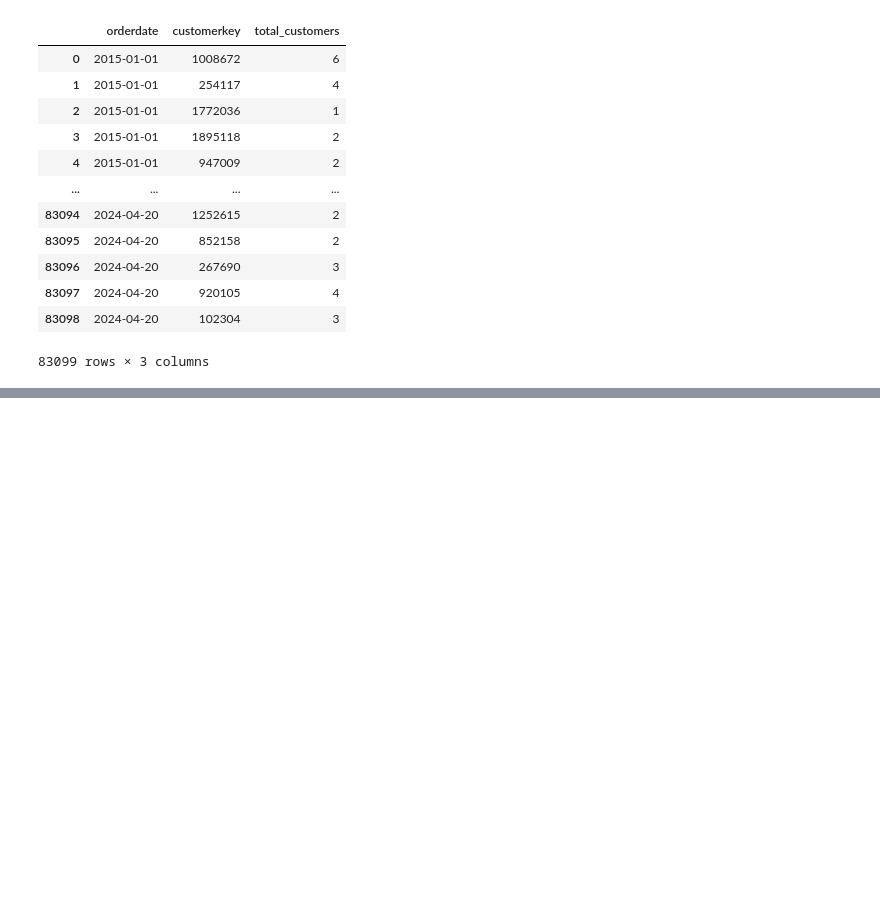
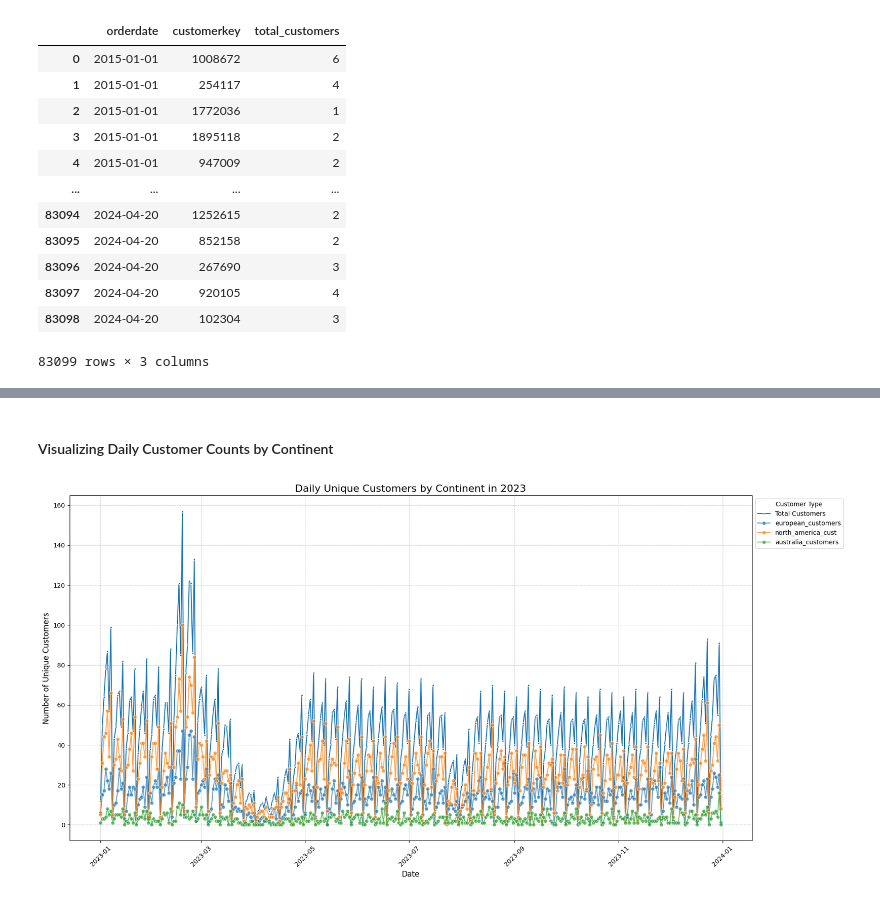
Before and after one commit to bonsoul/Data_Engineering101, a Jupyter notebook: Basicaggre.ipynb, the cells around one changed output, grey strips where cells are left out. Cells and saved outputs as stored; diff of their text form; code cells hidden in the pictures; blank space fills up the shorter version.

```diff
--- a/Basicaggre.ipynb
+++ b/Basicaggre.ipynb
@@ -139,0 +240,32 @@ GROUP BY
+# %% [markdown]
+#### Visualizing Daily Customer Counts by Continent
+# %%
+# The result of the last SQL query is automatically stored in a pandas DataFrame '_'
+# Let's assign it to a new variable for clarity
+daily_customers_by_continent = _
+
+# Ensure 'orderdate' is in datetime format
+daily_customers_by_continent['orderdate'] = pd.to_datetime(daily_customers_by_continent['orderdate'])
+
+# Set the 'orderdate' as index for easier plotting
+daily_customers_by_continent = daily_customers_by_continent.set_index('orderdate')
+
+# Plotting
+plt.figure(figsize=(18, 9))
+
+# Plot total customers - explicitly defining x and y to avoid label conflict
+sns.lineplot(x=daily_customers_by_continent.index, y='total_customers', data=daily_customers_by_continent, marker='.', linestyle='-', label='Total Customers')
+
+# Plot customers by continent
+sns.lineplot(data=daily_customers_by_continent[['european_customers', 'north_america_cust', 'australia_customers']], dashes=False, marker='o', alpha=0.7)
+
+plt.title('Daily Unique Customers by Continent in 2023', fontsize=16)
+plt.xlabel('Date', fontsize=12)
+plt.ylabel('Number of Unique Customers', fontsize=12)
+plt.legend(title='Customer Type', loc='upper left', bbox_to_anchor=(1, 1))
+plt.grid(True, linestyle='--', alpha=0.6)
+plt.xticks(rotation=45)
+plt.tight_layout()
+plt.show()
+# %% [output]
+[figure, added]
```
Also changed, not shown: parts of 8 cells of this notebook.
